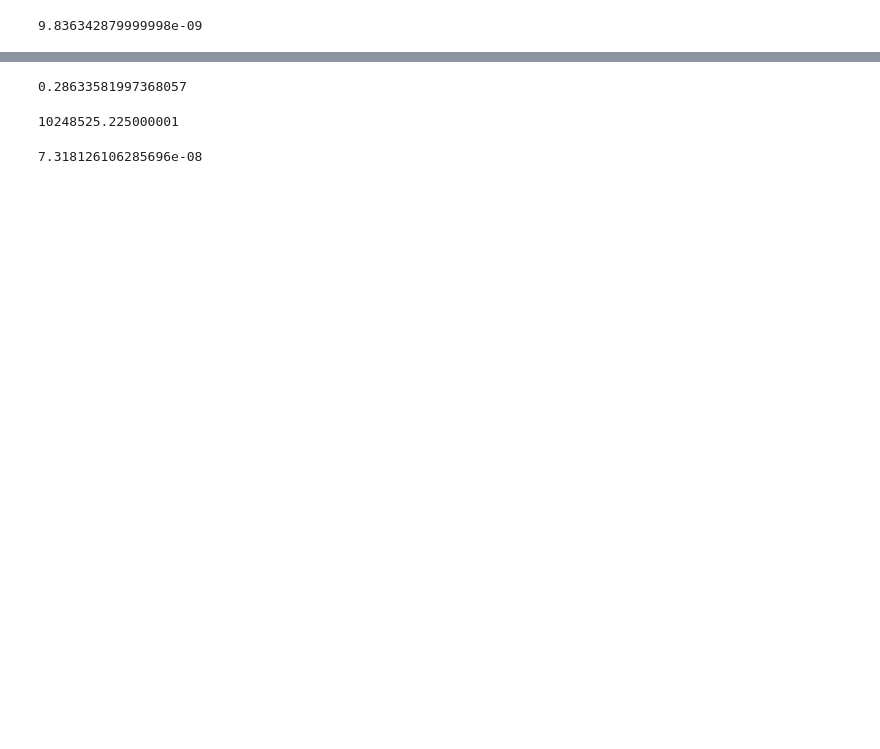
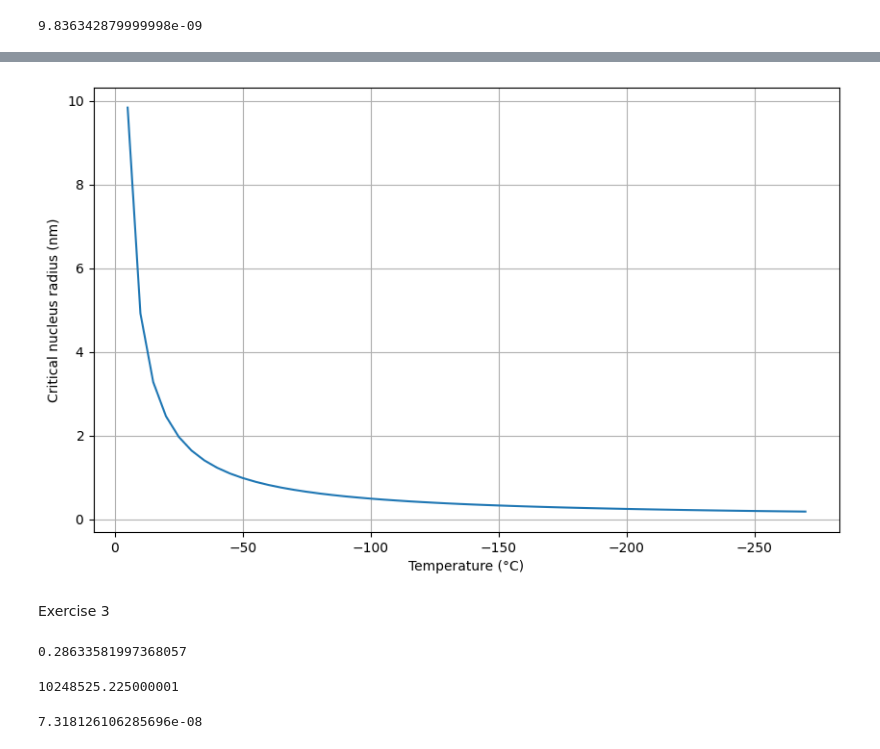
Before and after one commit to ShannonNCM/Metallic_materials, a Jupyter notebook: Report2/calculations.ipynb, the cells around one changed output, grey strips where cells are left out. Drawn from its saved outputs; the diff is of its cells as text; code cells hidden in the pictures; blank space fills up the shorter version.

```diff
--- a/Report2/calculations.ipynb
+++ b/Report2/calculations.ipynb
@@ -43,2 +81,26 @@ plt.savefig('reporte\graficas\critical_radius.pdf')
+# %%
+#changing the format so that it shows in nms
+fig, ax = plt.subplots(figsize=(10, 6))
+ax.plot(t_val, r_vals, label='Critical radius as a function of temperature')
+ax.set_xlabel('Temperature (°C)')
+ax.set_ylabel('Critical nucleus radius (m)')
+
+ax.grid(True)
+ax.invert_xaxis()
+
+# Force scientific notation with 10^-9
+formatter = ScalarFormatter(useMathText=True)
+formatter.set_powerlimits((-9, -9))  # Force scale to 10^-9
+ax.yaxis.set_major_formatter(formatter)
+ax.ticklabel_format(style='sci', axis='y', scilimits=(-9, -9))
+
+# Optional: Show the offset text (like ×10⁻⁹) in the axis label instead
+ax.yaxis.offsetText.set_visible(False)
+ax.set_ylabel('Critical nucleus radius (nm)')
+plt.savefig('reporte\graficas\critical_radius.pdf')
+# %% [output]
+[figure, added]
+# %% [markdown]
+Exercise 3
 # %%
 #magnitud del vector de burgers
```
Also changed, not shown: parts of 12 cells of this notebook, 13 other files.
